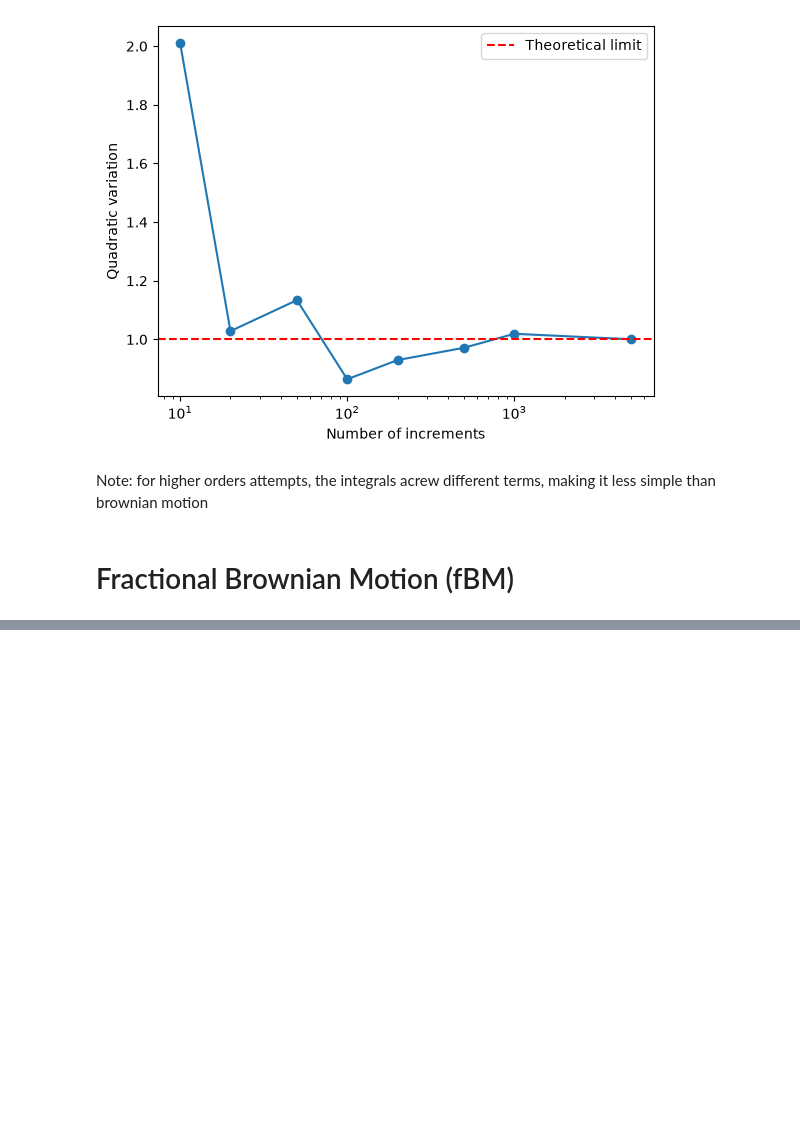
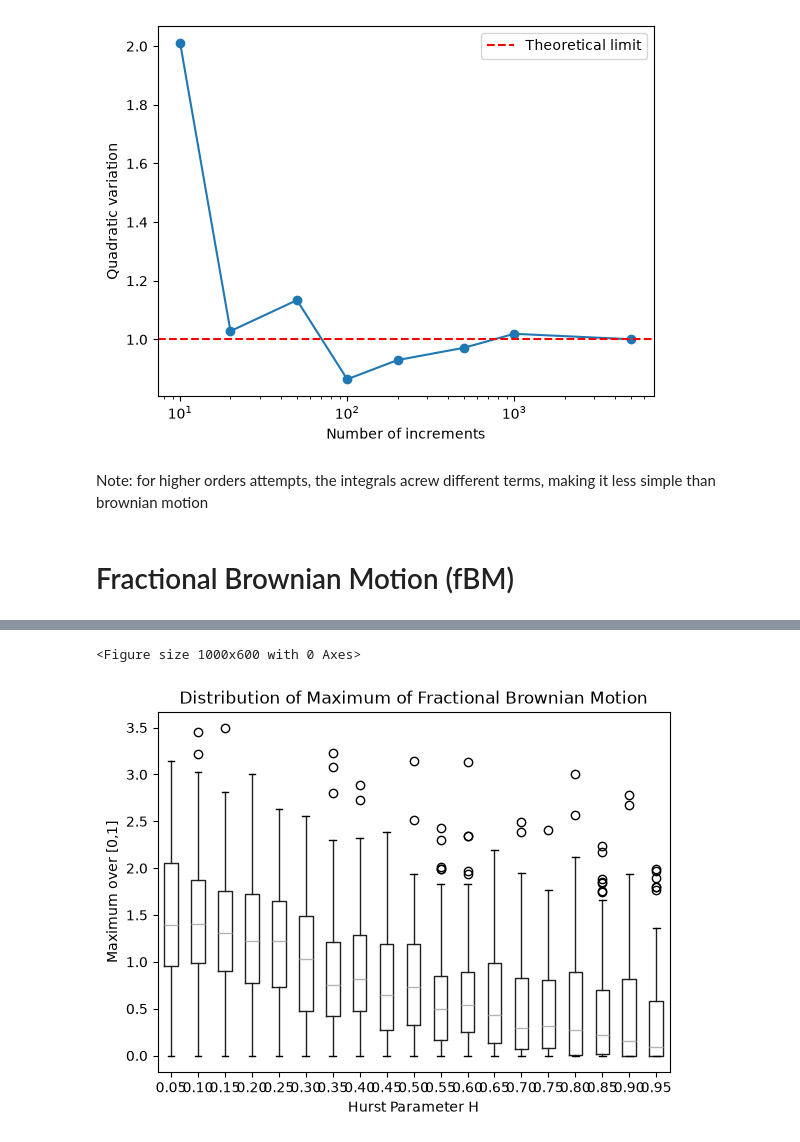
Before and after one commit to nanxij/surim-brownian-exploration, a Jupyter notebook: notebooks/week2.ipynb, the cells around one changed output, grey strips where cells are left out. Saved outputs shown, nothing was run; the diff lists cells and outputs as text; code cells hidden in the pictures; blank space fills up the shorter version.

```diff
--- a/notebooks/week2.ipynb
+++ b/notebooks/week2.ipynb
@@ -131,0 +132,24 @@ plt.show()
+# %%
+from stochastic.fractional import generate_fractional
+import numpy as np
+import matplotlib.pyplot as plt
+import pandas as pd
+
+Hs = np.arange(0.05, 1.0, 0.05)
+N = 100          # number of simulated paths
+n = 100          # time discretization
+
+records = []
+
+for H in Hs:
+    print(f"Simulating H = {H:.2f}")
+
+    for i in range(N):
+        _, B = generate_fractional(H=H, T=1, n=n)
+
+        records.append({
+            "H": f"{H:.2f}",
+            "Maximum": np.max(B)
+        })
+
+df = pd.DataFrame(records)
@@ -131,0 +176,18 @@ plt.show()
+# %%
+plt.figure(figsize=(10,6))
+
+df.boxplot(
+    column="Maximum",
+    by="H",
+    grid=False
+)
+
+plt.title("Distribution of Maximum of Fractional Brownian Motion")
+plt.suptitle("")
+plt.xlabel("Hurst Parameter H")
+plt.ylabel("Maximum over [0,1]")
+
+plt.show()
+# %% [output]
+<Figure size 1000x600 with 0 Axes>
+[figure, added]
```
Also changed, not shown: parts of 3 cells of this notebook.
